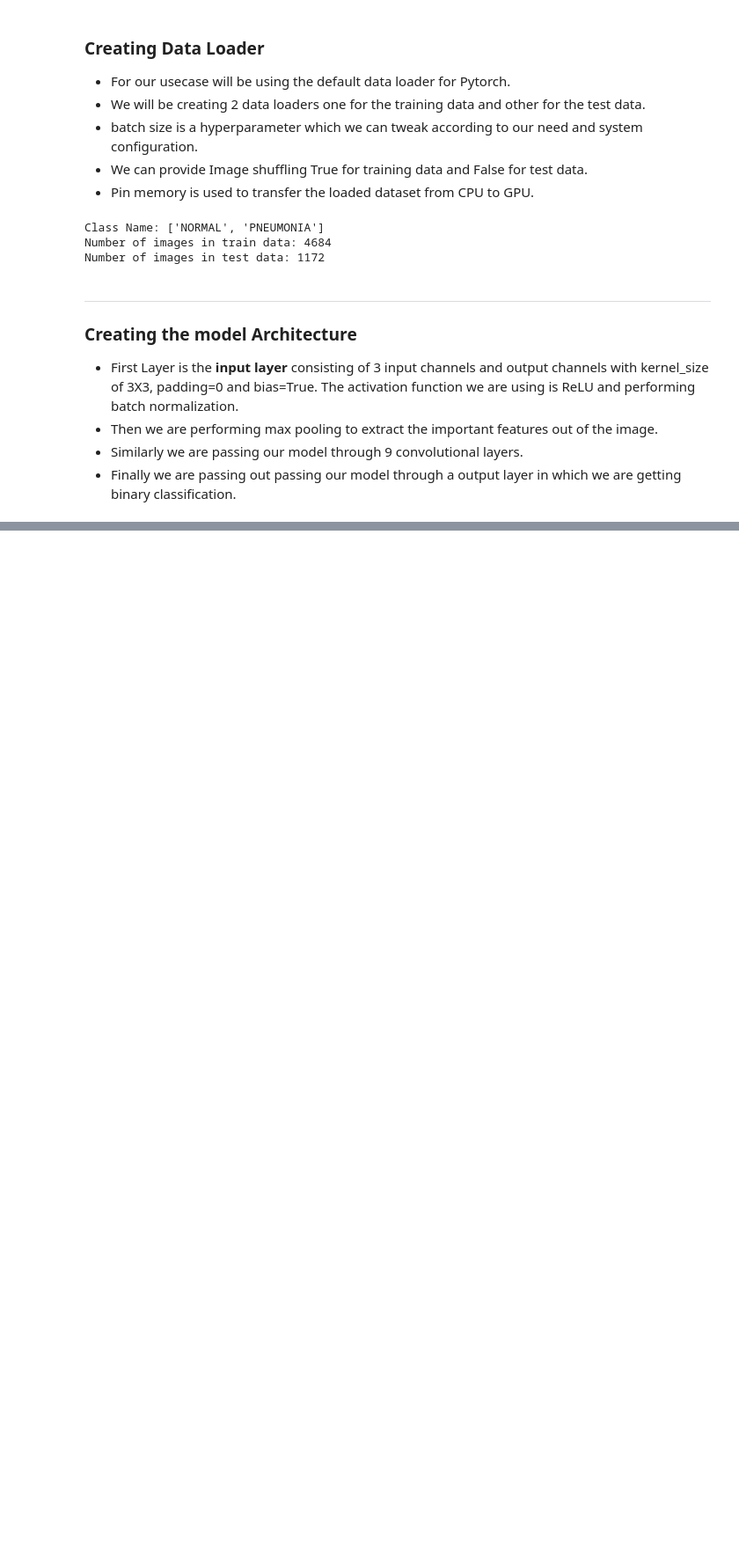
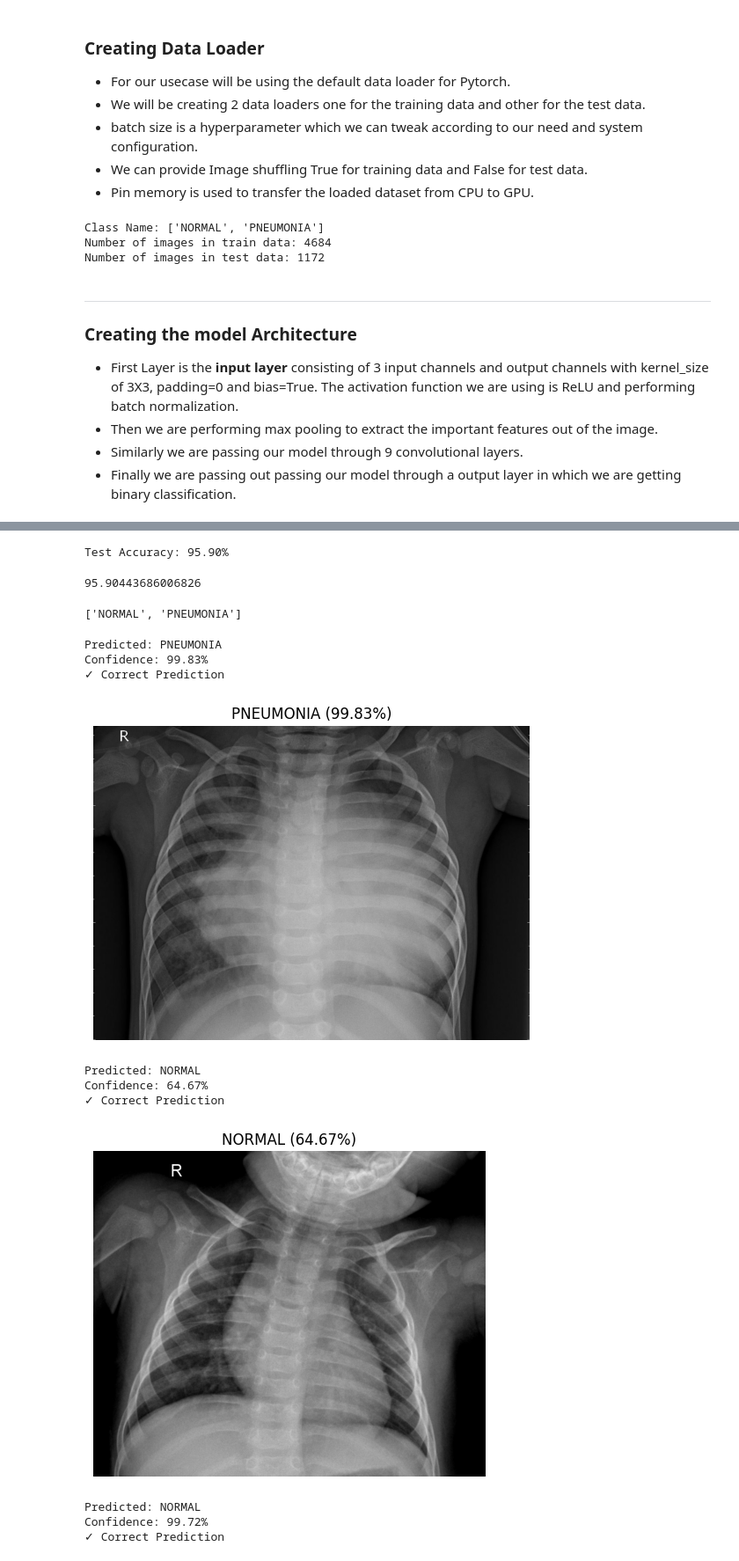
Before and after one commit to vicky060403/Lungs_Disease_Digonosis, a Jupyter notebook: notebook/Experiment.ipynb, the cells around one changed output, grey strips where cells are left out. Shown at 88% size. Drawn from its saved outputs; the diff is of its cells as text; code cells hidden in the pictures; blank space fills up the shorter version.

Commit message:
model training

```diff
--- a/notebook/Experiment.ipynb
+++ b/notebook/Experiment.ipynb
@@ -217,0 +417,10 @@ class Net(nn.Module):
+# %%
+device = torch.device('cuda' if torch.cuda.is_available() else 'cpu')
+print(f"Available Processor: {device}")
+
+model = Net().to(device)
+# watch the model's weights and gradients
+wandb.watch(model, log="all", log_freq=10)
+
+# model summary
+summary(model, input_size=(3, 224, 224))
@@ -217,0 +589,5 @@ class Net(nn.Module):
+# %%
+evaluate_model(model, test_loader)
+# %% [output]
+Test Accuracy: 95.90%
+95.90443686006826
@@ -217,0 +635,28 @@ class Net(nn.Module):
+# %%
+# class names
+class_names = train_data.classes
+class_names
+# %% [output]
+['NORMAL', 'PNEUMONIA']
+# %%
+# image paths
+img_paths = {
+    'C:/Users/ASUS/OneDrive/Desktop/lung_disease_digonosis/Data/test/PNEUMONIA/PNEUMONIA(3420).jpg': 'PNEUMONIA',
+    'C:/Users/ASUS/OneDrive/Desktop/lung_disease_digonosis/Data/test/NORMAL/NORMAL(1269).jpg': 'NORMAL',
+    'C:/Users/ASUS/OneDrive/Desktop/lung_disease_digonosis/Data/test/NORMAL/NORMAL(1270).jpg': 'NORMAL'
+}
+
+for img, label in img_paths.items():
+    predict_and_check(img, label)
+# %% [output]
+Predicted: PNEUMONIA
+Confidence: 99.83%
+✓ Correct Prediction
+[figure, added]
+Predicted: NORMAL
+Confidence: 64.67%
+✓ Correct Prediction
+[figure, added]
+Predicted: NORMAL
+Confidence: 99.72%
+✓ Correct Prediction
```
Also changed, not shown: parts of 17 cells of this notebook, 36 other files.
